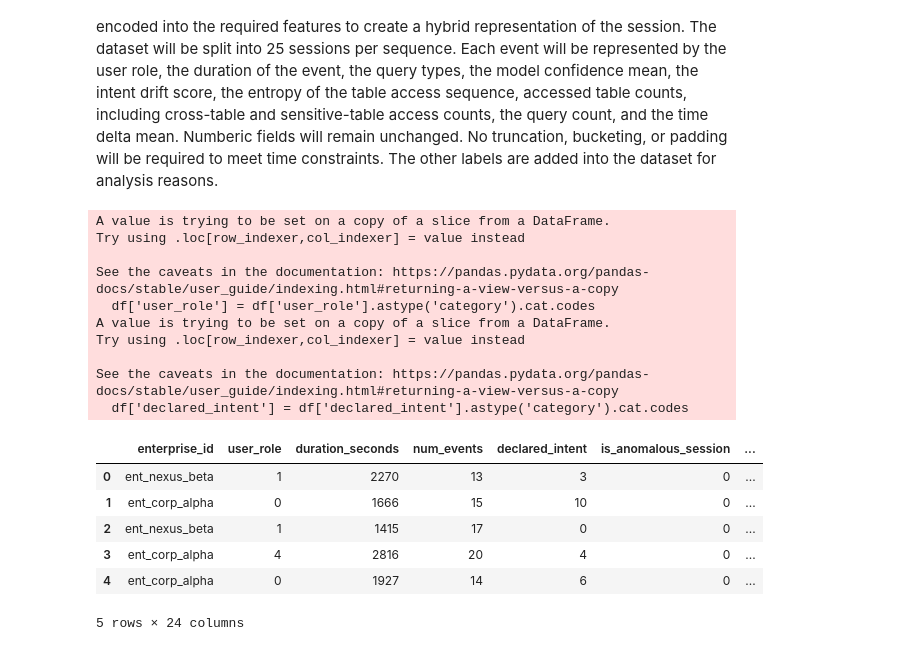
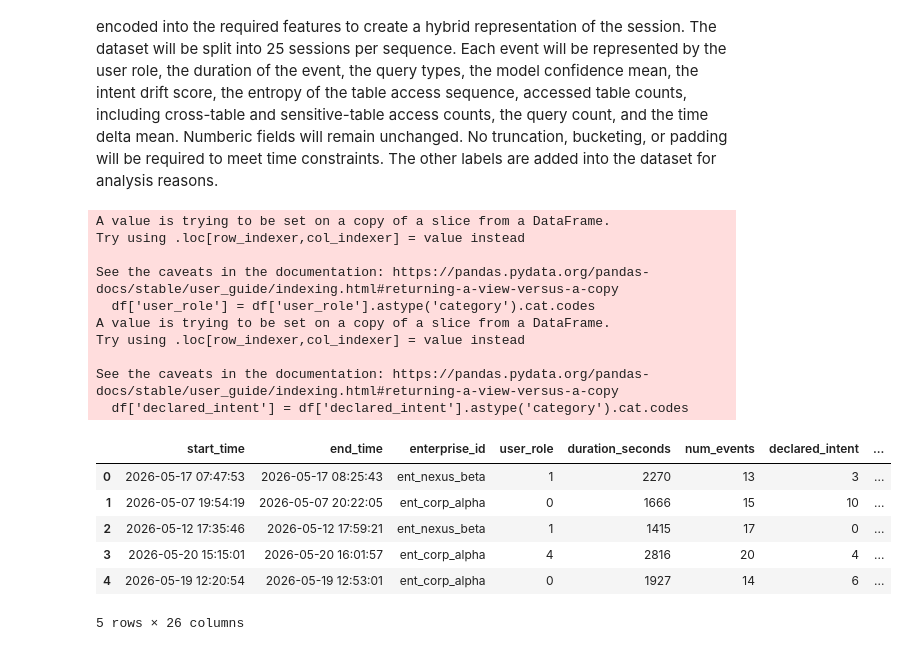
Before and after one commit to RealGoldenGeneral/SmartVerify-Take-Home-Assignment, a Jupyter notebook: notebooks/EDA.ipynb, the cells around one changed output. Cells and saved outputs as stored; diff of their text form; code cells hidden in the pictures.

```diff
--- a/notebooks/EDA.ipynb
+++ b/notebooks/EDA.ipynb
@@ -522,6 +522,8 @@ To create features for sequential use, user_role and declared_intent will be one
 # %%
 # Create structured dataset for LSTM
 COLUMNS = [
+    'start_time',
+    'end_time',
     'enterprise_id',
     'user_role',
     'duration_seconds',
@@ -537,40 +539,40 @@ COLUMNS = [
     'cross_table_join_count',
     'entropy_table_access_sequence',
     'time_delta_mean',
     'confidence_mean',
     'intent_drift_score',
     'sensitive_table_access_count',
     'select_count',
     'update_count',
     'join_count',
     'aggregation_count',
     'ddl_count',
     'auth_count'
 ]
 
 df = df_sessions[COLUMNS]
 df['user_role'] = df['user_role'].astype('category').cat.codes
 df['declared_intent'] = df['declared_intent'].astype('category').cat.codes
 
 df.head()
 # %% [output]
 A value is trying to be set on a copy of a slice from a DataFrame.
 Try using .loc[row_indexer,col_indexer] = value instead
 
 See the caveats in the documentation: https://pandas.pydata.org/pandas-docs/stable/user_guide/indexing.html#returning-a-view-versus-a-copy
   df['user_role'] = df['user_role'].astype('category').cat.codes
 A value is trying to be set on a copy of a slice from a DataFrame.
 Try using .loc[row_indexer,col_indexer] = value instead
 
 See the caveats in the documentation: https://pandas.pydata.org/pandas-docs/stable/user_guide/indexing.html#returning-a-view-versus-a-copy
   df['declared_intent'] = df['declared_intent'].astype('category').cat.codes
-|  | enterprise_id | user_role | duration_seconds | num_events | declared_intent | is_anomalous_session | ... |
-| 0 | ent_nexus_beta | 1 | 2270 | 13 | 3 | 0 | ... |
-| 1 | ent_corp_alpha | 0 | 1666 | 15 | 10 | 0 | ... |
-| 2 | ent_nexus_beta | 1 | 1415 | 17 | 0 | 0 | ... |
-| 3 | ent_corp_alpha | 4 | 2816 | 20 | 4 | 0 | ... |
-| 4 | ent_corp_alpha | 0 | 1927 | 14 | 6 | 0 | ... |
+|  | start_time | end_time | enterprise_id | user_role | duration_seconds | num_events | declared_intent | ... |
+| 0 | 2026-05-17 07:47:53 | 2026-05-17 08:25:43 | ent_nexus_beta | 1 | 2270 | 13 | 3 | ... |
+| 1 | 2026-05-07 19:54:19 | 2026-05-07 20:22:05 | ent_corp_alpha | 0 | 1666 | 15 | 10 | ... |
+| 2 | 2026-05-12 17:35:46 | 2026-05-12 17:59:21 | ent_nexus_beta | 1 | 1415 | 17 | 0 | ... |
+| 3 | 2026-05-20 15:15:01 | 2026-05-20 16:01:57 | ent_corp_alpha | 4 | 2816 | 20 | 4 | ... |
+| 4 | 2026-05-19 12:20:54 | 2026-05-19 12:53:01 | ent_corp_alpha | 0 | 1927 | 14 | 6 | ... |
-5 rows × 24 columns
+5 rows × 26 columns
 # %%
 df.to_csv("../data/sequences.csv")
 df_sessions.to_csv("../data/new_sessions.csv")
```
